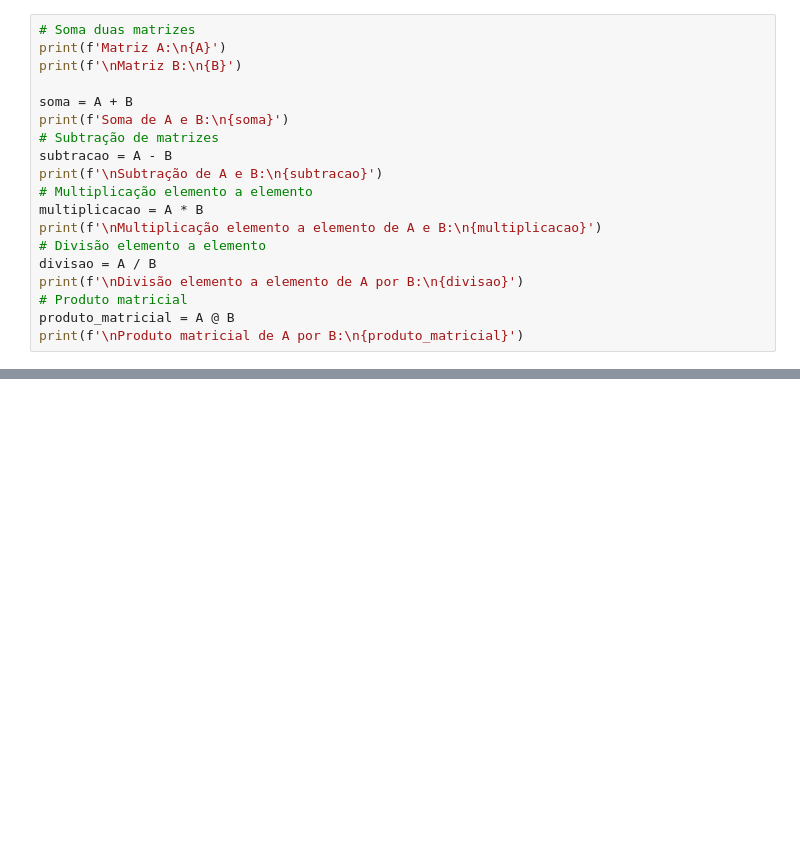
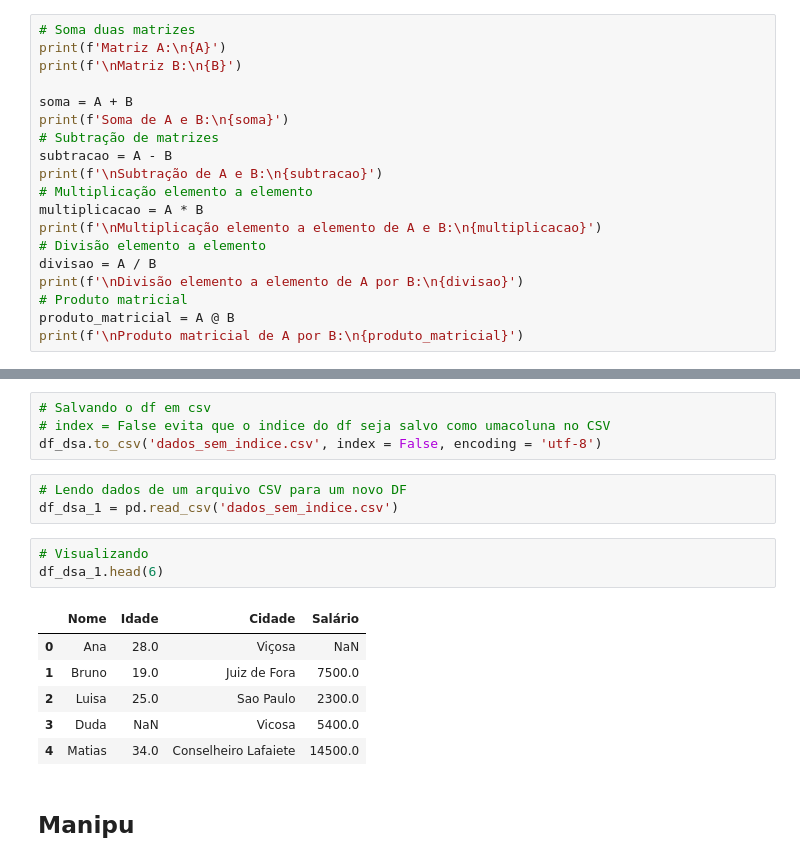
Before and after one commit to sileduarda/Cursos-Programacao, a Jupyter notebook: Python/Anotações e PDF's/notebooks/Caderno_Python.ipynb, the cells around one changed output, grey strips where cells are left out. Drawn from its saved outputs; the diff is of its cells as text; blank space fills up the shorter version.

```diff
--- a/Python/Anotações e PDF's/notebooks/Caderno_Python.ipynb
+++ b/Python/Anotações e PDF's/notebooks/Caderno_Python.ipynb
@@ -2823,0 +3133,19 @@ print(f'\nProduto matricial de A por B:\n{produto_matricial}')
+# %%
+# Salvando o df em csv
+# index = False evita que o indice do df seja salvo como umacoluna no CSV
+df_dsa.to_csv('dados_sem_indice.csv', index = False, encoding = 'utf-8')
+# %%
+# Lendo dados de um arquivo CSV para um novo DF
+df_dsa_1 = pd.read_csv('dados_sem_indice.csv')
+# %%
+# Visualizando
+df_dsa_1.head(6)
+# %% [output]
+|  | Nome | Idade | Cidade | Salário |
+| 0 | Ana | 28.0 | Viçosa | NaN |
+| 1 | Bruno | 19.0 | Juiz de Fora | 7500.0 |
+| 2 | Luisa | 25.0 | Sao Paulo | 2300.0 |
+| 3 | Duda | NaN | Vicosa | 5400.0 |
+| 4 | Matias | 34.0 | Conselheiro Lafaiete | 14500.0 |
+# %% [markdown]
+## Manipu
```
Also changed, not shown: parts of 16 cells of this notebook, 1 other file.
